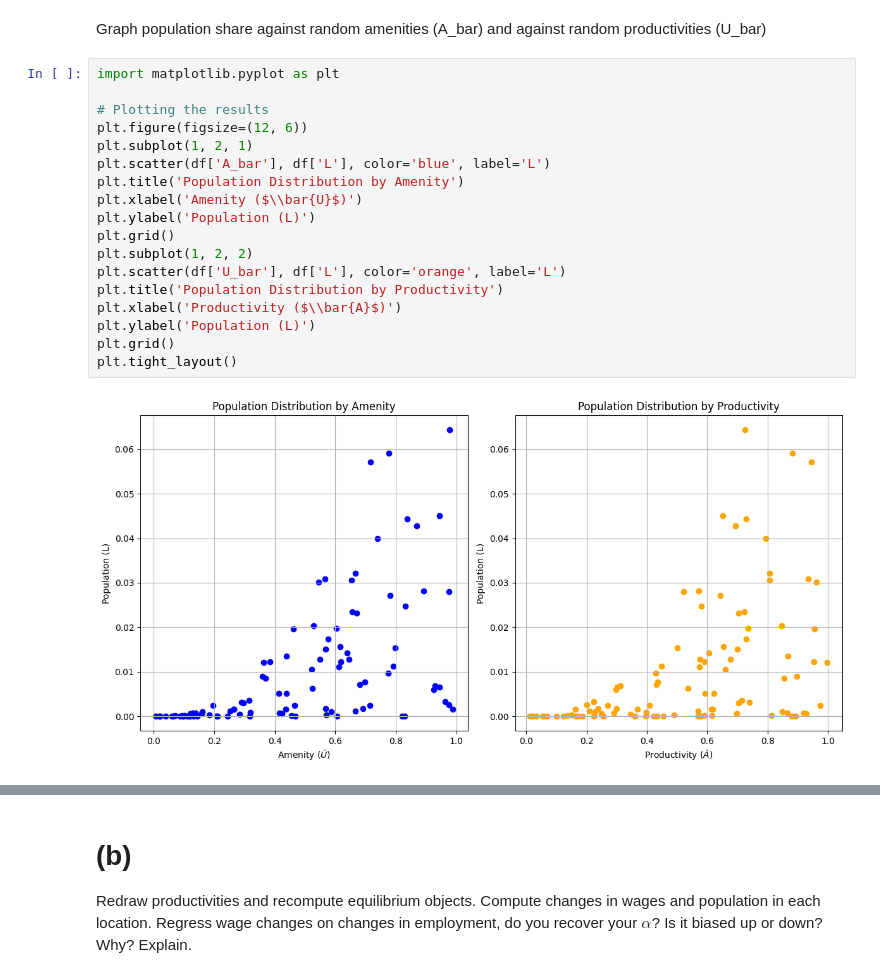
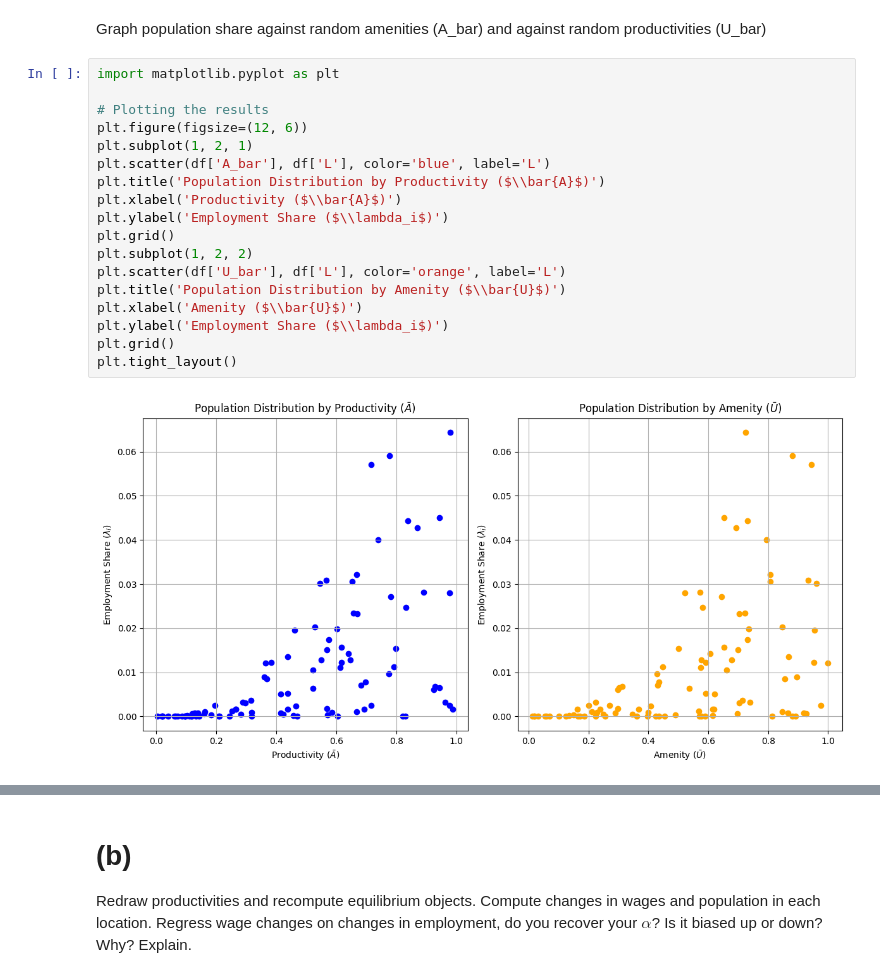
Before and after one commit to beatriceallamand/Econ-248-Spatial-Trade, a Jupyter notebook: PS1.ipynb, the cells around one changed output, grey strips where cells are left out. Cells and saved outputs as stored; diff of their text form.

```diff
--- a/PS1.ipynb
+++ b/PS1.ipynb
@@ -93,20 +93,20 @@ Graph population share against random amenities (A_bar) and against random produ
 # %%
 import matplotlib.pyplot as plt
 
 # Plotting the results
 plt.figure(figsize=(12, 6))
 plt.subplot(1, 2, 1)
 plt.scatter(df['A_bar'], df['L'], color='blue', label='L')
-plt.title('Population Distribution by Amenity')
-plt.xlabel('Amenity ($\\bar{U}$)')
-plt.ylabel('Population (L)')
+plt.title('Population Distribution by Productivity ($\\bar{A}$)')
+plt.xlabel('Productivity ($\\bar{A}$)')
+plt.ylabel('Employment Share ($\\lambda_i$)')
 plt.grid()
 plt.subplot(1, 2, 2)
 plt.scatter(df['U_bar'], df['L'], color='orange', label='L')
-plt.title('Population Distribution by Productivity')
-plt.xlabel('Productivity ($\\bar{A}$)')
-plt.ylabel('Population (L)')
+plt.title('Population Distribution by Amenity ($\\bar{U}$)')
+plt.xlabel('Amenity ($\\bar{U}$)')
+plt.ylabel('Employment Share ($\\lambda_i$)')
 plt.grid()
 plt.tight_layout()
 # %% [output]
-[figure, old version]
+[figure, new version]
```
Also changed, not shown: parts of 5 cells of this notebook.
